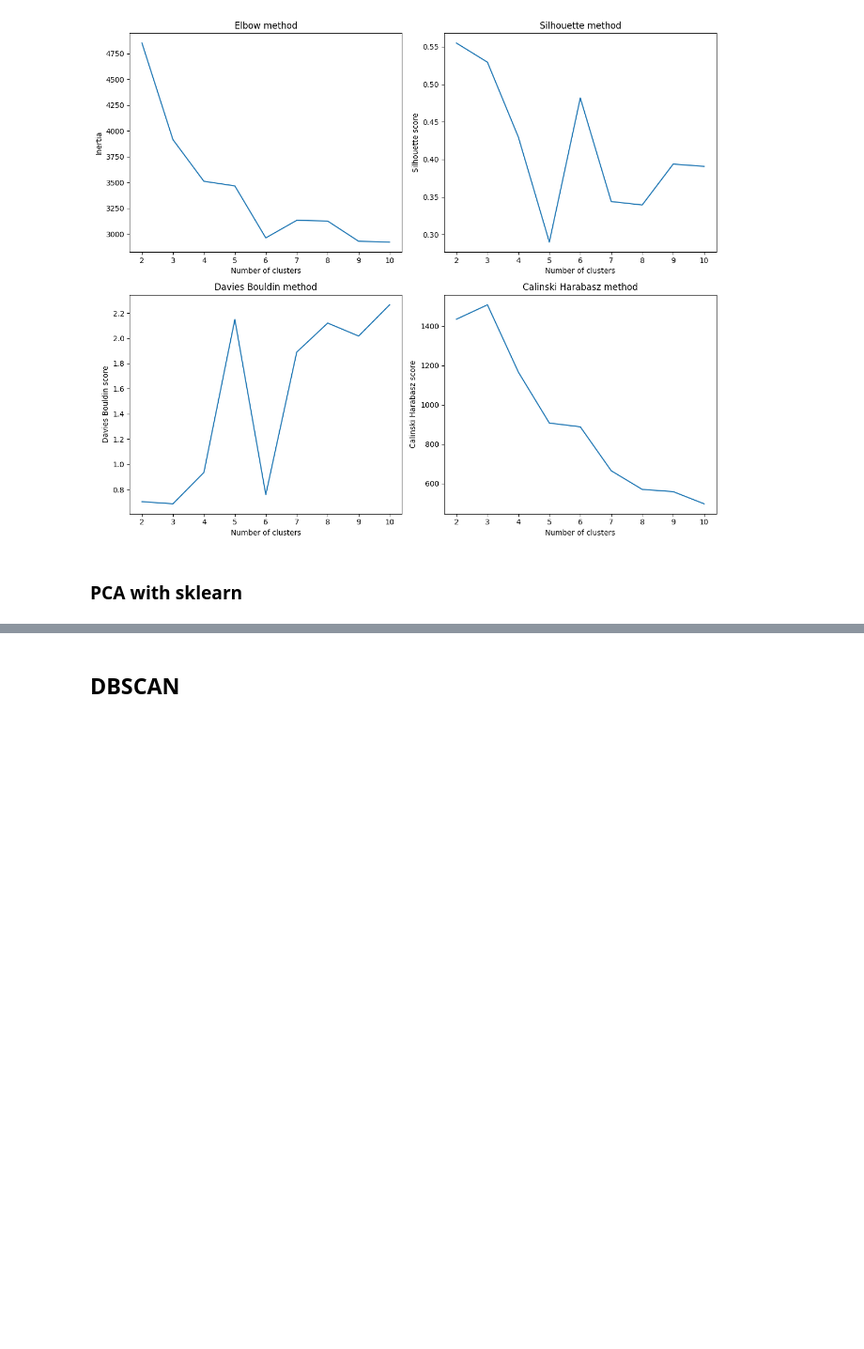
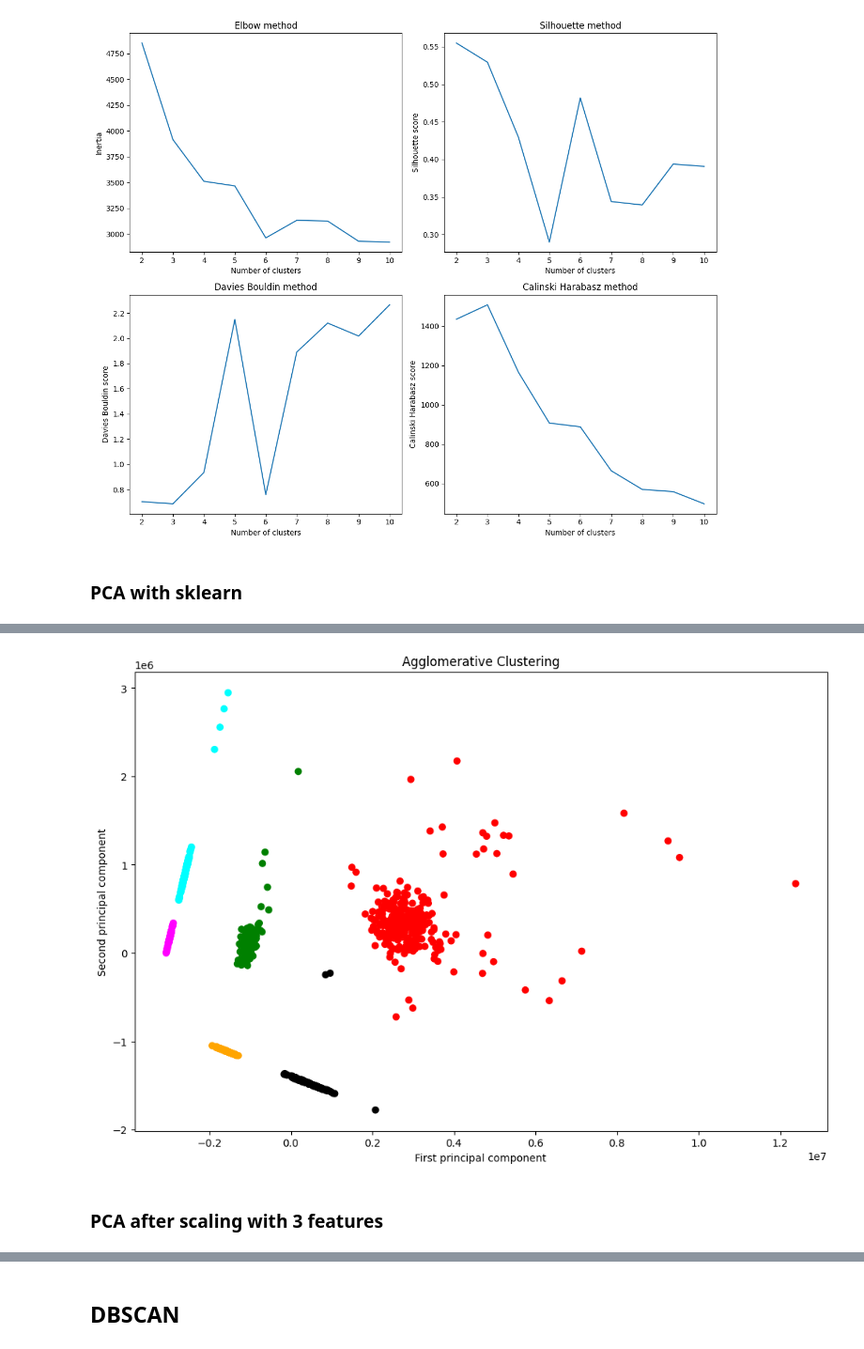
Before and after one commit to RadCod3/DataStorm-4.0-BrainLeftException-SemiFinals, a Jupyter notebook: template.ipynb, the cells around one changed output, grey strips where cells are left out. Shown at 94% size. Saved outputs shown, nothing was run; the diff lists cells and outputs as text; code cells hidden in the pictures; blank space fills up the shorter version.

Commit message:
Scaling with PCA

```diff
--- a/template.ipynb
+++ b/template.ipynb
@@ -875,0 +1017,14 @@ for i in range(2, 11):
+# %%
+colors = ["red", "green", "cyan", "orange", "magenta", "black"]
+
+# Create a scatter plot with custom colors for each cluster
+plt.figure(figsize=(12, 8))
+plt.scatter(X_reduced[:, 0], X_reduced[:, 1], c=[colors[label] for label in labels_[4]], cmap="plasma")
+plt.title("Agglomerative Clustering")
+plt.xlabel("First principal component")
+plt.ylabel("Second principal component")
+plt.show()
+# %% [output]
+[figure, added]
+# %% [markdown]
+### PCA after scaling with 3 features
```
Also changed, not shown: parts of 31 cells of this notebook.
